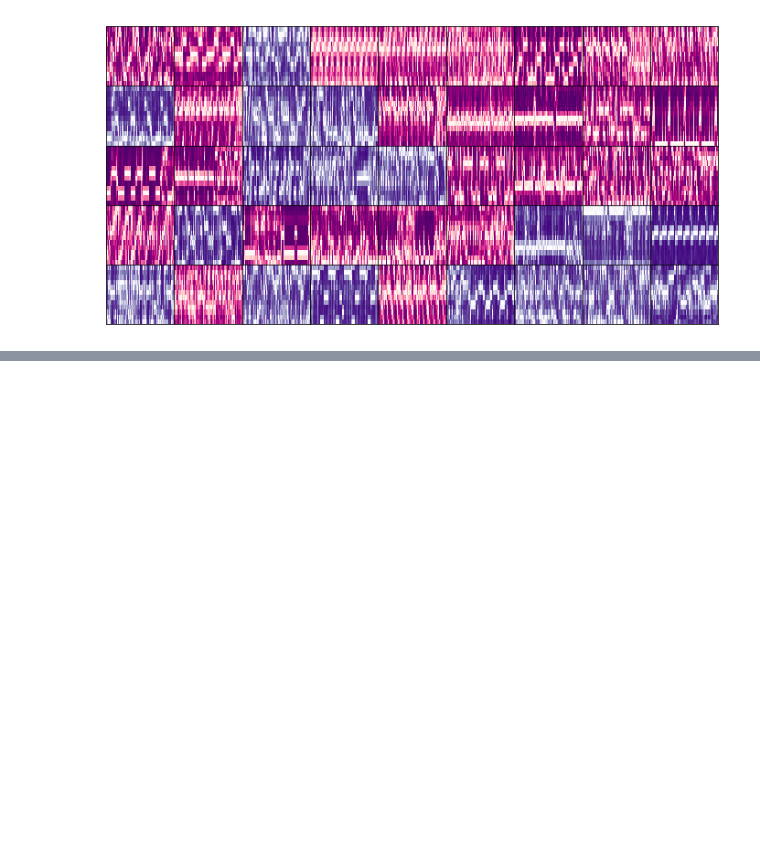
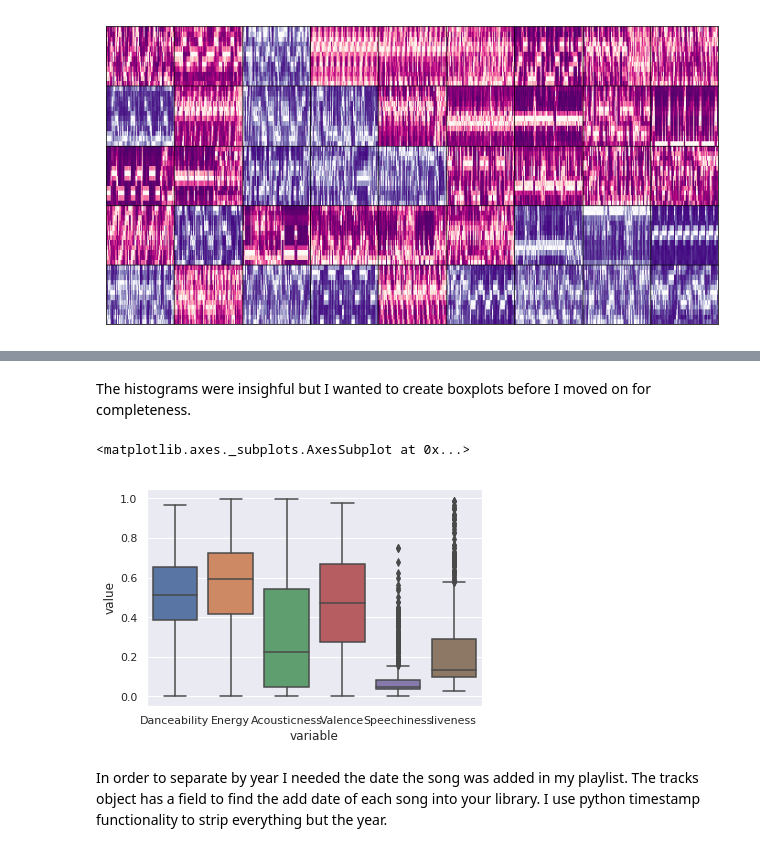
Before and after one commit to aguilarearle/spotifyAnalysis, a Jupyter notebook: Exploratory Data Analysis-Spotify.ipynb, the cells around one changed output, grey strips where cells are left out. Saved outputs shown, nothing was run; the diff lists cells and outputs as text; code cells hidden in the pictures; blank space fills up the shorter version.

```diff
--- a/Exploratory Data Analysis-Spotify.ipynb
+++ b/Exploratory Data Analysis-Spotify.ipynb
@@ -426,0 +486,9 @@ sns.pairplot(song_features_df)
+# %% [markdown]
+The histograms were insighful but I wanted to create boxplots before I moved on for completeness.
+# %%
+sns.boxplot(x="variable", y="value", data=pd.melt(song_features_df))
+# %% [output]
+<matplotlib.axes._subplots.AxesSubplot at 0x...>
+[figure, added]
+# %% [markdown]
+In order to separate by year I needed the date the song was added in my playlist. The tracks object has a field to find the add date of each song into your library. I use python timestamp functionality to strip everything but the year.
```
Also changed, not shown: parts of 36 cells of this notebook, 2 other files.
